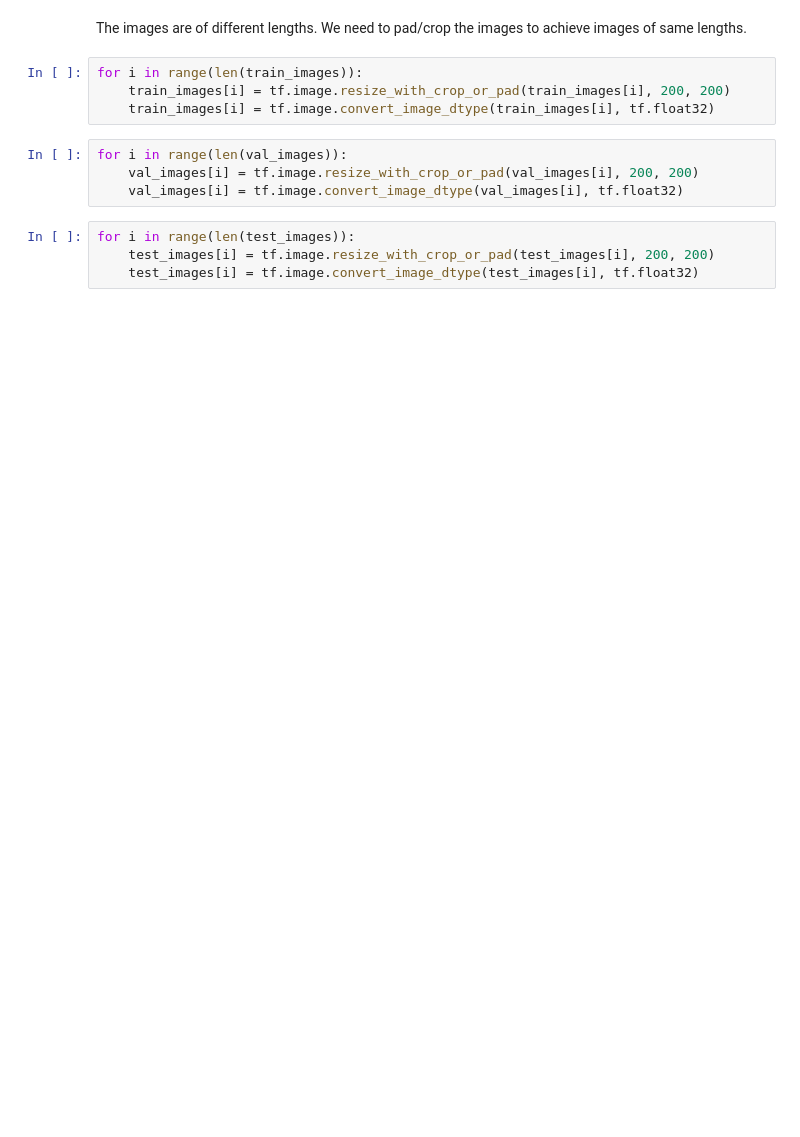
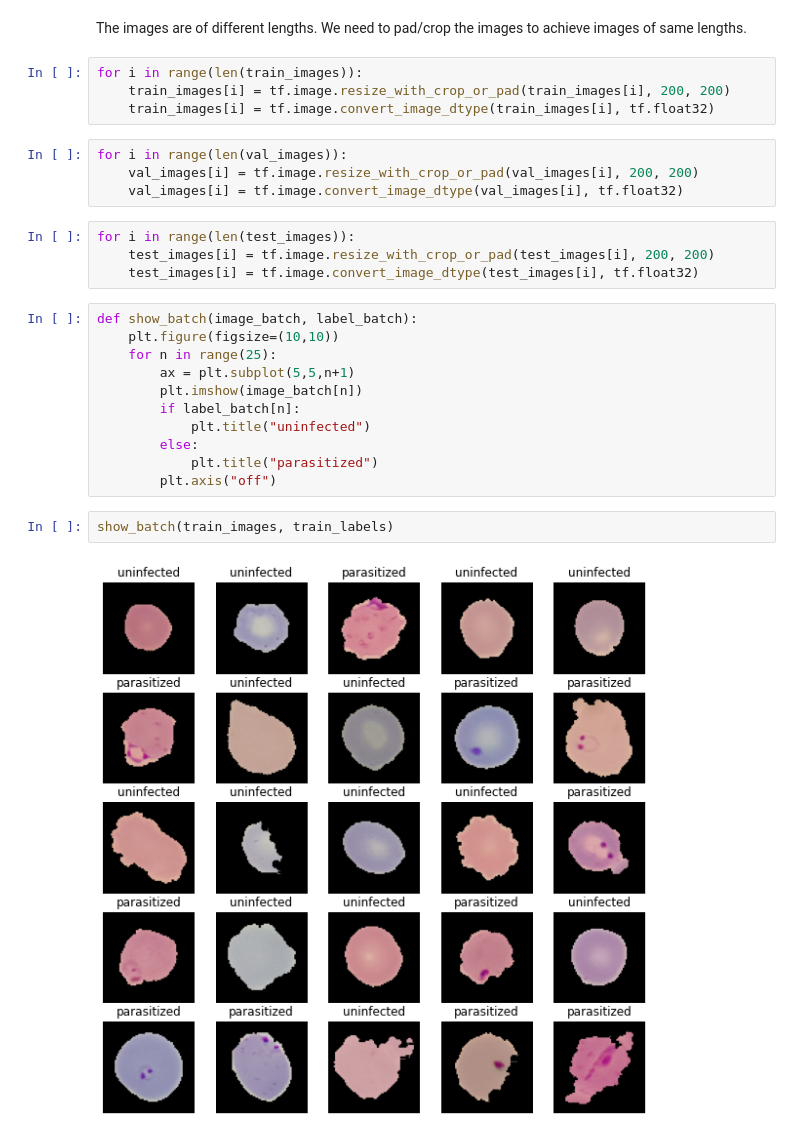
Before and after one commit to edologgerbird/malaria-classification, a Jupyter notebook: malaria-classification.ipynb, the cells around one changed output. Cells and saved outputs as stored; diff of their text form; blank space fills up the shorter version.

```diff
--- a/malaria-classification.ipynb
+++ b/malaria-classification.ipynb
@@ -117,3 +117,18 @@ for i in range(len(val_images)):
 for i in range(len(test_images)):
     test_images[i] = tf.image.resize_with_crop_or_pad(test_images[i], 200, 200)
     test_images[i] = tf.image.convert_image_dtype(test_images[i], tf.float32)
+# %%
+def show_batch(image_batch, label_batch):
+    plt.figure(figsize=(10,10))
+    for n in range(25):
+        ax = plt.subplot(5,5,n+1)
+        plt.imshow(image_batch[n])
+        if label_batch[n]:
+            plt.title("uninfected")
+        else:
+            plt.title("parasitized")
+        plt.axis("off")
+# %%
+show_batch(train_images, train_labels)
+# %% [output]
+[figure, added]
```
Also changed, not shown: parts of 5 cells of this notebook.
